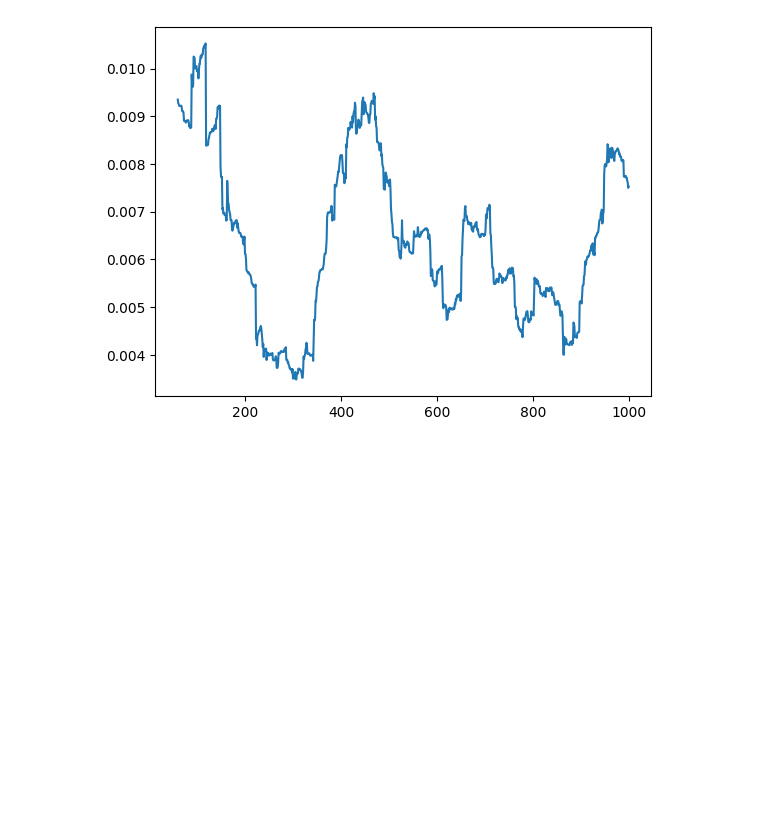
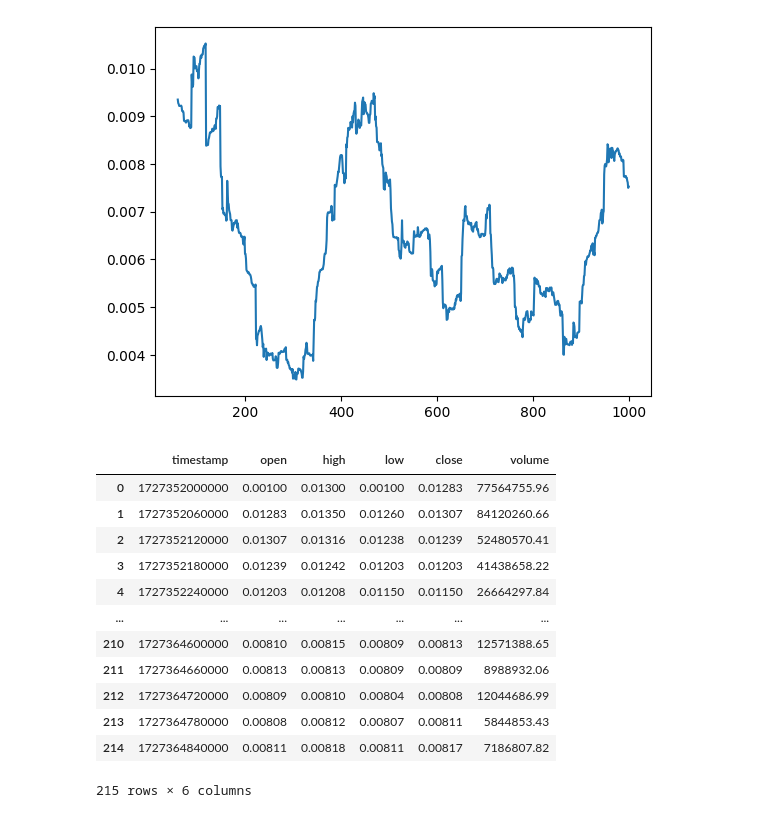
Before and after one commit to ghiaccionove/tradingstation, a Jupyter notebook: appunti.ipynb, the cells around one changed output. Saved outputs shown, nothing was run; the diff lists cells and outputs as text; code cells hidden in the pictures; blank space fills up the shorter version.

Commit message:
aggiunti exchange manager e data fetcher al modulo utils

```diff
--- a/appunti.ipynb
+++ b/appunti.ipynb
@@ -48,0 +58,2 @@ telegram_alert.send_telegram_message('ciau valu')
+# %%
+exchange = Exchange('bybit')
@@ -48,0 +62,16 @@ telegram_alert.send_telegram_message('ciau valu')
+# %%
+fetch_market_data(exchange, 'HMSTR/USDT')
+# %% [output]
+|  | timestamp | open | high | low | close | volume |
+| 0 | 1727352000000 | 0.00100 | 0.01300 | 0.00100 | 0.01283 | 77564755.96 |
+| 1 | 1727352060000 | 0.01283 | 0.01350 | 0.01260 | 0.01307 | 84120260.66 |
+| 2 | 1727352120000 | 0.01307 | 0.01316 | 0.01238 | 0.01239 | 52480570.41 |
+| 3 | 1727352180000 | 0.01239 | 0.01242 | 0.01203 | 0.01203 | 41438658.22 |
+| 4 | 1727352240000 | 0.01203 | 0.01208 | 0.01150 | 0.01150 | 26664297.84 |
+| ... | ... | ... | ... | ... | ... | ... |
+| 210 | 1727364600000 | 0.00810 | 0.00815 | 0.00809 | 0.00813 | 12571388.65 |
+| 211 | 1727364660000 | 0.00813 | 0.00813 | 0.00809 | 0.00809 | 8988932.06 |
+| 212 | 1727364720000 | 0.00809 | 0.00810 | 0.00804 | 0.00808 | 12044686.99 |
+| 213 | 1727364780000 | 0.00808 | 0.00812 | 0.00807 | 0.00811 | 5844853.43 |
+| 214 | 1727364840000 | 0.00811 | 0.00818 | 0.00811 | 0.00817 | 7186807.82 |
+215 rows × 6 columns
```
Also changed, not shown: parts of 6 cells of this notebook, 2 other files.
